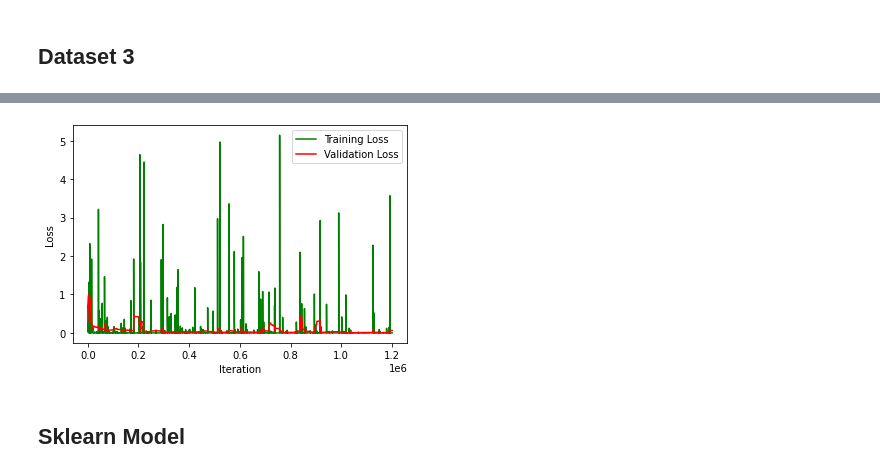
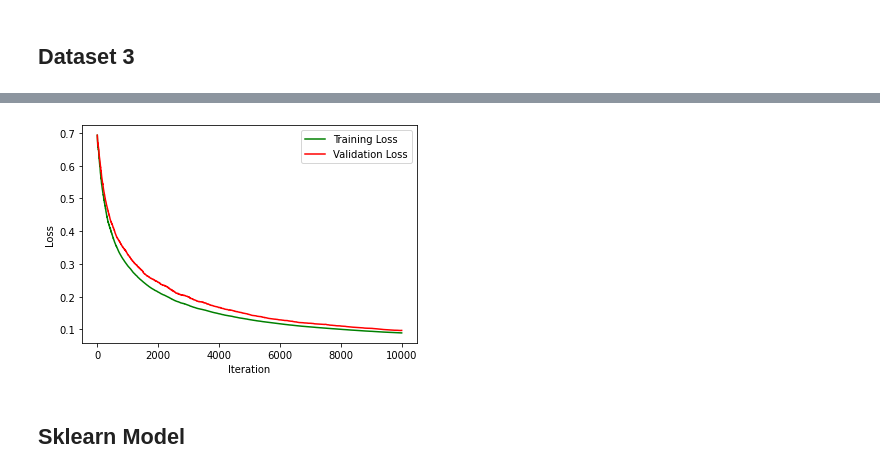
Before and after one commit to itissandeep98/ML-Assignments, a Jupyter notebook: ML_Assignment1.ipynb, the cells around one changed output, grey strips where cells are left out. Cells and saved outputs as stored; diff of their text form; code cells hidden in the pictures.

Commit message:
Stochastic working

```diff
--- a/ML_Assignment1.ipynb
+++ b/ML_Assignment1.ipynb
@@ -373,8 +378,6 @@ preprocessor = MyPreProcessor()
 X, y = preprocessor.pre_process(1)
 
 linear = MyLinearRegression()
-linear.fit(X,y,lossfunc=4)
-print(linear.theta)
-linear.cross_validation(X,y, epoch=10000,alpha=0.01, lossfunc=2)
+linear.cross_validation(X,y, epoch=10000,alpha=0.001, lossfunc=2)
 linear.plot_loss()
 # %% [output]
@@ -475,25 +461,33 @@ class MyLogisticRegression():
 		theta : Calculated value of theta on given test set (X,y) with learning rate alpha
 		"""
 		m=y.shape[0]
+
 		theta= np.zeros((X.shape[1],))		  # created a column vector theta of length equal to number of features in X with all the initial values 0
 
 		validation_loss_list=np.array([])
 		training_loss_list=np.array([])
+
 		validation_acc_list=np.array([])
 		training_acc_list=np.array([])
-		for i in range(m):
-			curr_X=np.array([X[i]])
-			curr_y=np.array([y[i]])
 
-			theta,val_loss,train_loss,val_acc,train_acc=self.batch_gradient_descent(curr_X,curr_y,X_test,y_test,theta)
+		for i in range(epoch):
+			k=randint(0,m-1)
+			curr_X=np.array([X[k]])
+			curr_y=np.array([y[k]])
+			derv,loss,accuracy=self.cost_diff(curr_X,curr_y,theta)
+			derv_train,loss_train,accuracy_train=self.cost_diff(X,y,theta)
+			training_loss_list=np.append(training_loss_list,loss_train)
+			training_acc_list=np.append(training_acc_list,accuracy_train)
 
-			validation_loss_list=np.concatenate((validation_loss_list,val_loss))
-			training_loss_list=np.concatenate((training_loss_list,train_loss))
-			training_acc_list=np.append(training_acc_list,train_acc)
-			validation_acc_list=np.append(validation_acc_list,val_acc)
+			if(X_test is not None):
+				derv_val,loss_val,accuracy_val=self.cost_diff(X_test,y_test,theta)
+				validation_loss_list=np.append(validation_loss_list,loss_val)
+				validation_acc_list=np.append(validation_acc_list,accuracy_val)
 
+			theta=theta-(alpha/m)*derv
 
 		return theta,validation_loss_list,training_loss_list,validation_acc_list,training_acc_list
+
 
 
 	def batch_gradient_descent(self,X,y,X_test=None,y_test=None,theta=None,epoch=1000,alpha=0.01):
@@ -515,8 +509,8 @@ class MyLogisticRegression():
 		theta : Calculated value of theta on given test set (X,y) with learning rate alpha
 		"""
 		m=y.shape[0]
-		if(theta is None):
-			theta= np.zeros((X.shape[1],))		  # created a column vector theta of length equal to number of features in X with all the initial values 0
+
+		theta= np.zeros((X.shape[1],))		  # created a column vector theta of length equal to number of features in X with all the initial values 0
 
 		validation_loss_list=np.array([])
 		training_loss_list=np.array([])
@@ -538,7 +532,7 @@ class MyLogisticRegression():
 
 		return theta,validation_loss_list,training_loss_list,validation_acc_list,training_acc_list
 
-	def fit(self, X, y,X_test=None,y_test=None,epoch=10000,alpha=0.01):
+	def fit(self, X, y,X_test=None,y_test=None,epoch=10000,alpha=0.01,type=0):
 		"""
 		Fitting (training) the logistic model.
 
@@ -556,10 +550,10 @@ class MyLogisticRegression():
 
 		if(X_test is not None): # if validation set is provided then add a bias variable i.e columns of 1 to data
 			X_test=np.concatenate((np.ones((X_test.shape[0],1)),X_test),axis=1)
-
-		# self.theta,self.validation_loss,self.training_loss,self.validation_acc,self.training_acc = self.batch_gradient_descent(X,y,X_test,y_test,epoch=epoch,alpha=alpha)		  # using the gradient descent method with given number of epochs and learning rate
-
-		self.theta,self.validation_loss,self.training_loss,self.validation_acc,self.training_acc = self.stochastic_gradient_descent(X,y,X_test,y_test,epoch=10,alpha=alpha)
+		if(type==0):
+			self.theta,self.validation_loss,self.training_loss,self.validation_acc,self.training_acc = self.batch_gradient_descent(X,y,X_test,y_test,epoch,alpha)		  # using the gradient descent method with given number of epochs and learning rate
+		else:
+			self.theta,self.validation_loss,self.training_loss,self.validation_acc,self.training_acc = self.stochastic_gradient_descent(X,y,X_test,y_test,epoch,alpha)
 
 		# fit function has to return an instance of itself or else it won't work with test.py
 		return self
@@ -609,7 +603,7 @@ X_train=X[X.shape[0]//8:]
 y_train=y[y.shape[0]//8:]
 
 logistic = MyLogisticRegression()
-logistic.fit(X_train, y_train,X_test,y_test,alpha=0.01)
+logistic.fit(X_train, y_train,X_test,y_test,alpha=10,type=1)
 print(logistic.training_acc[-1],logistic.validation_acc[-1])
 logistic.plot_loss()
 # %% [output]
@@ -620,4 +614,4 @@ Validation Loss: 0.0625727794641759
-[figure, old version]
+[figure, new version]
 # %% [markdown]
 ## Sklearn Model
 # %%
```
Also changed, not shown: parts of 5 cells of this notebook.
